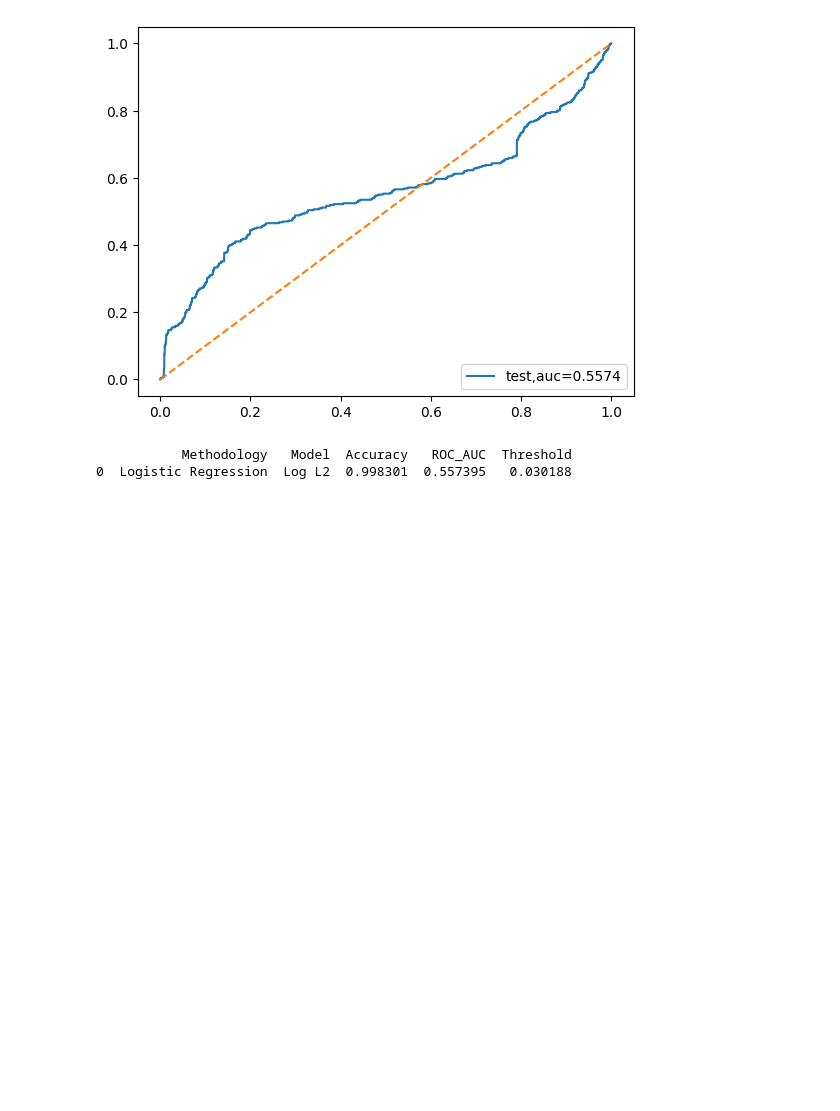
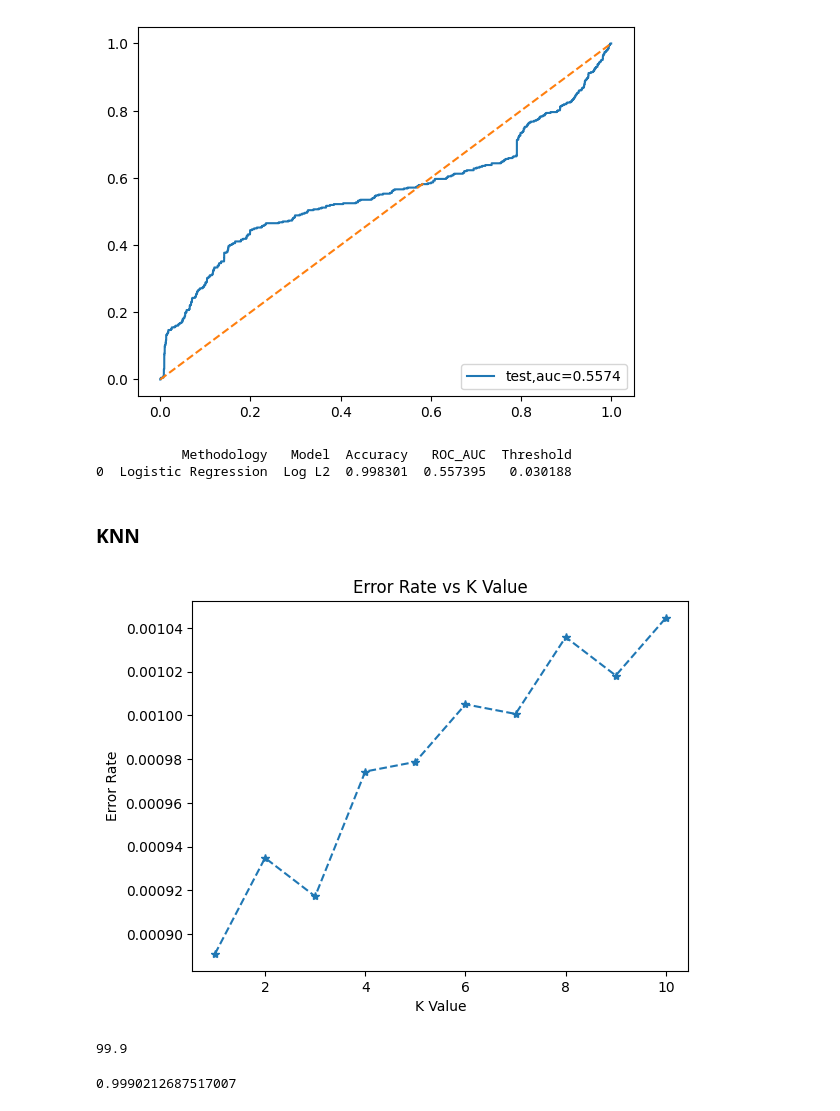
Before and after one commit to sripavan24/fraud-detection-e2e, a Jupyter notebook: notebook/Train_data.ipynb, the cells around one changed output. Saved outputs shown, nothing was run; the diff lists cells and outputs as text; code cells hidden in the pictures; blank space fills up the shorter version.

```diff
--- a/notebook/Train_data.ipynb
+++ b/notebook/Train_data.ipynb
@@ -294,3 +292,5 @@ l2 treshold is:0.030187743117915028
 [figure]
            Methodology   Model  Accuracy   ROC_AUC  Threshold
 0  Logistic Regression  Log L2  0.998301  0.557395   0.030188
+# %% [markdown]
+### KNN
@@ -296,0 +299,16 @@ l2 treshold is:0.030187743117915028
+# %%
+error=[]
+for i in range(1,11):
+    model=KNeighborsClassifier(n_neighbors=i,)
+    model.fit(x_train,y_train)
+    knn_pred=model.predict(x_test)
+    esc=np.mean(y_test!=knn_pred)
+    error.append(esc)
+# %%
+plt.plot(range(1,11),error,marker="*",linestyle="--")
+plt.xlabel("K Value")
+plt.ylabel("Error Rate")
+plt.title("Error Rate vs K Value")
+plt.show()
+# %% [output]
+[figure, added]
@@ -296,0 +320,9 @@ l2 treshold is:0.030187743117915028
+# %%
+round(knn_score*100,2)
+# %% [output]
+99.9
+# %%
+knn_accuracy=accuracy_score(y_test,knn_pred)
+knn_accuracy
+# %% [output]
+0.9990212687517007
```
Also changed, not shown: parts of 22 cells of this notebook, 12 other files.
